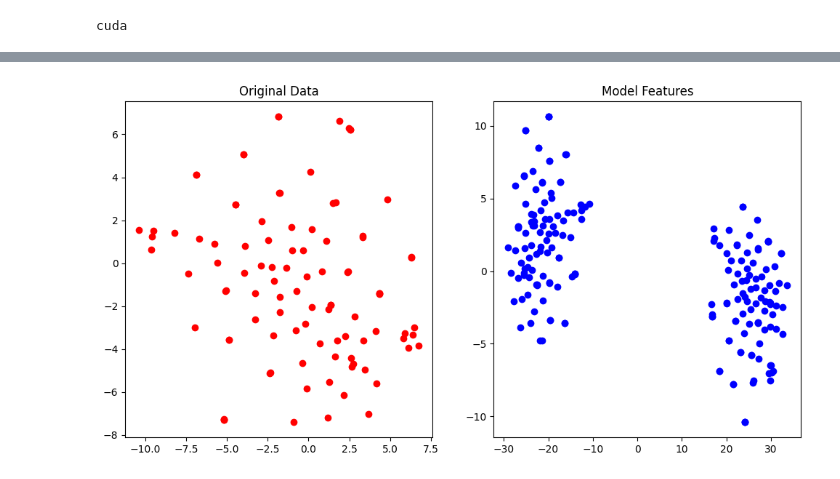
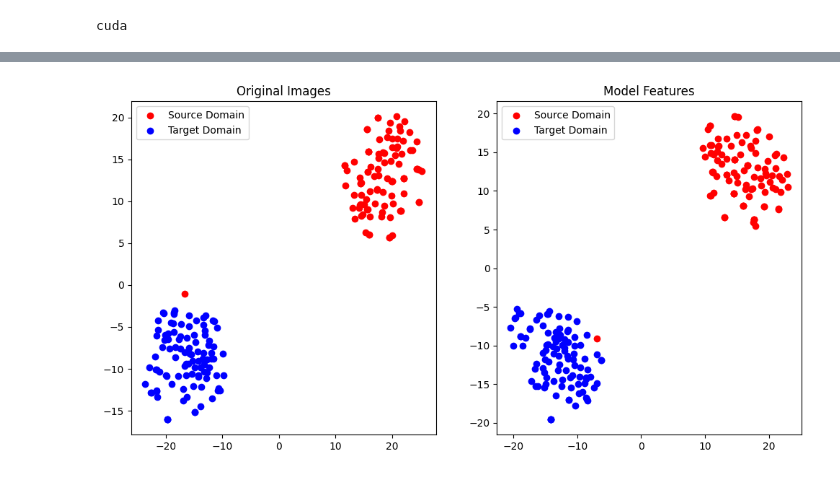
Before and after one commit to ByungWanLim/Design_project, a Jupyter notebook: Clustering.ipynb, the cells around one changed output, grey strips where cells are left out. Drawn from its saved outputs; the diff is of its cells as text; code cells hidden in the pictures.

```diff
--- a/Clustering.ipynb
+++ b/Clustering.ipynb
@@ -361,17 +296,0 @@ ValueError: x and y must be the same size
-# %%
-# 시각화
-plt.figure(figsize=(12, 6))
-
-plt.subplot(1, 2, 1)
-plt.scatter(original_tsne[:, 0], original_tsne[:, 1], c='r')
-plt.title('Original Data')
-
-plt.subplot(1, 2, 2)
-plt.scatter(model_tsne[:, 0], model_tsne[:, 1], c='b')
-plt.title('Model Features')
-
-plt.show()
-
-hook.remove()
-# %% [output]
-[figure, removed]
@@ -377,0 +345,35 @@ hook.remove()
+# %%
+from sklearn.manifold import TSNE
+import matplotlib.pyplot as plt
+# 3. t-SNE 변환
+tsne = TSNE(n_components=2)
+df = pd.DataFrame(np.concatenate([original_features.reshape(original_features.shape[0], -1), distorted_features.reshape(distorted_features.shape[0], -1)], 0))
+image_tsne = tsne.fit_transform(df)
+df = pd.DataFrame(np.concatenate([original_features.reshape(original_features.shape[0], -1), distorted_features.reshape(distorted_features.shape[0], -1)], 0))
+features_tsne = tsne.fit_transform(df)
+# 4. 시각화
+plt.figure(figsize=(12, 6))
+
+# 왼쪽: 원본 이미지의 t-SNE 결과
+plt.subplot(1, 2, 1)
+i0 = image_tsne[:100]
+i1 = image_tsne[100:]
+plt.scatter(i0[:, 0], i0[:, 1], c='r', label='Source Domain')
+plt.scatter(i1[:, 0], i1[:, 1], c='b', label='Target Domain')
+plt.title('Original Images')
+plt.legend()
+
+f0 = features_tsne[:100]
+f1 = features_tsne[100:]
+# 오른쪽: 모델을 통과한 feature map의 t-SNE 결과
+plt.subplot(1, 2, 2)
+plt.scatter(f0[:, 0], f0[:, 1], c='r', label='Source Domain')
+plt.scatter(f1[:, 0], f1[:, 1], c='b', label='Target Domain')
+plt.title('Model Features')
+plt.legend()
+
+plt.show()
+
+hook.remove()
+# %% [output]
+[figure, added]
```
Also changed, not shown: parts of 4 cells of this notebook.
